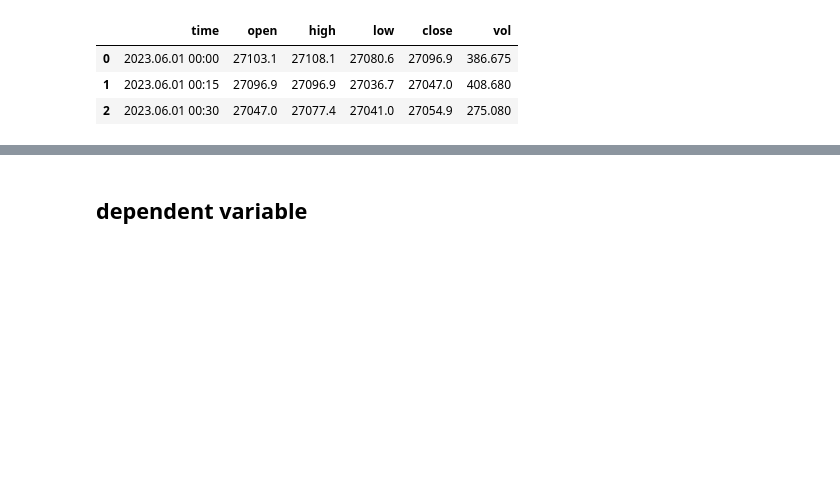
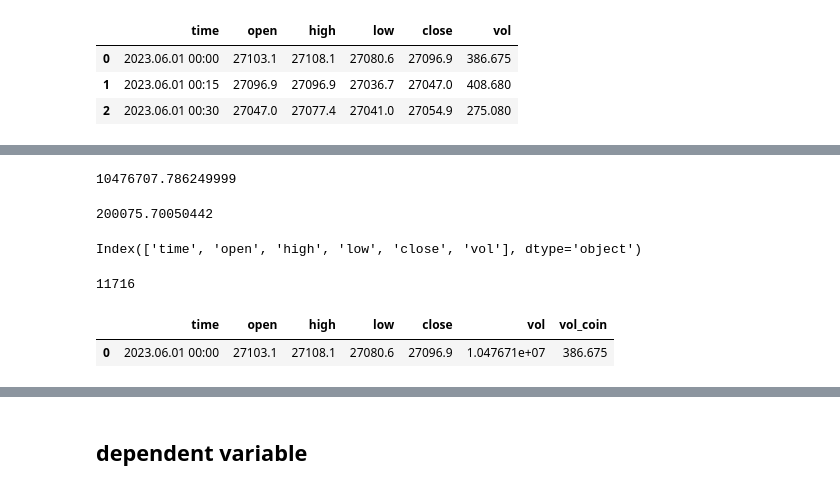
Before and after one commit to georghoeller/fastbook, a Jupyter notebook: my-stuff/lesson5-random-forests/ch9-tabular-xgboost.ipynb, the cells around one changed output, grey strips where cells are left out. Cells and saved outputs as stored; diff of their text form; code cells hidden in the pictures; blank space fills up the shorter version.

```diff
--- a/my-stuff/lesson5-random-forests/ch9-tabular-xgboost.ipynb
+++ b/my-stuff/lesson5-random-forests/ch9-tabular-xgboost.ipynb
@@ -97,0 +37,16 @@ df[18:].head(3) # data set starts with the 20th observation since the first 20 r
+# %%
+386.675*((27108.1+27080.6)/2)
+# %% [output]
+10476707.786249999
+# %%
+2.81566749*((71063+71053)/2) #, '200082', '2.81566749'
+# %% [output]
+200075.70050442
+# %%
+df.columns
+# %% [output]
+Index(['time', 'open', 'high', 'low', 'close', 'vol'], dtype='object')
+# %%
+len(df.high)
+# %% [output]
+11716
@@ -97,0 +69,5 @@ df[18:].head(3) # data set starts with the 20th observation since the first 20 r
+# %%
+df.head(1)
+# %% [output]
+|  | time | open | high | low | close | vol | vol_coin |
+| 0 | 2023.06.01 00:00 | 27103.1 | 27108.1 | 27080.6 | 27096.9 | 1.047671e+07 | 386.675 |
```
Also changed, not shown: parts of 19 cells of this notebook, 2 other files.
